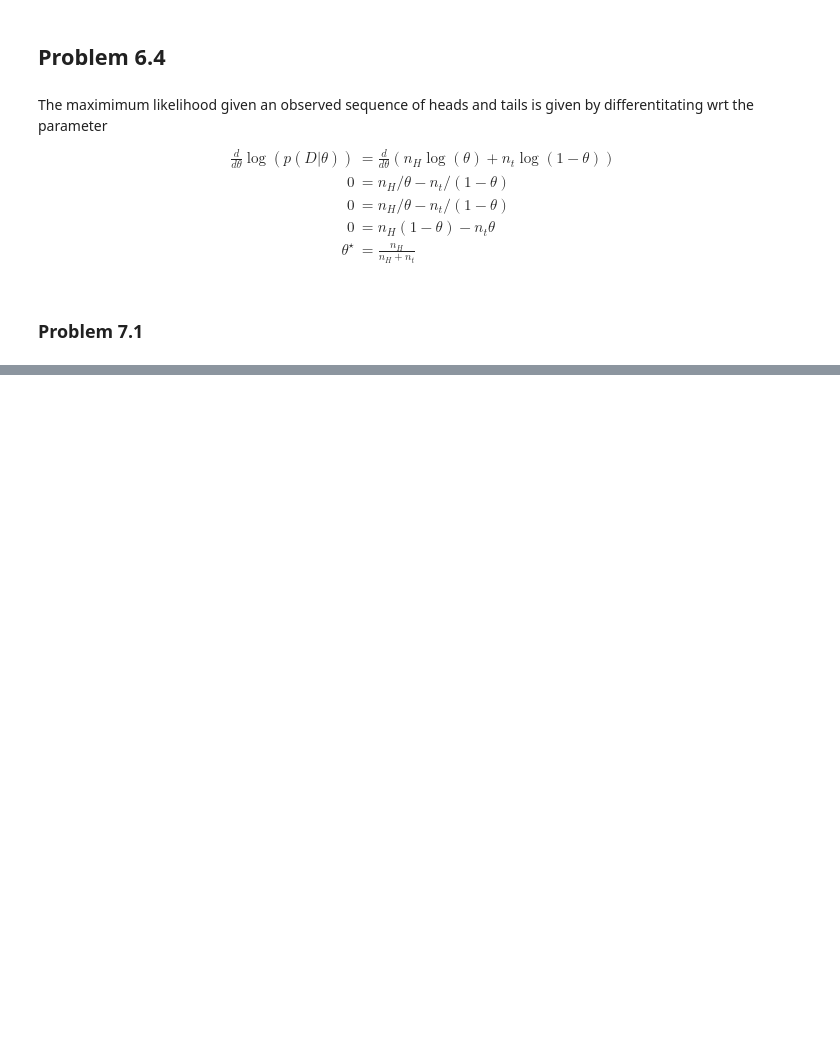
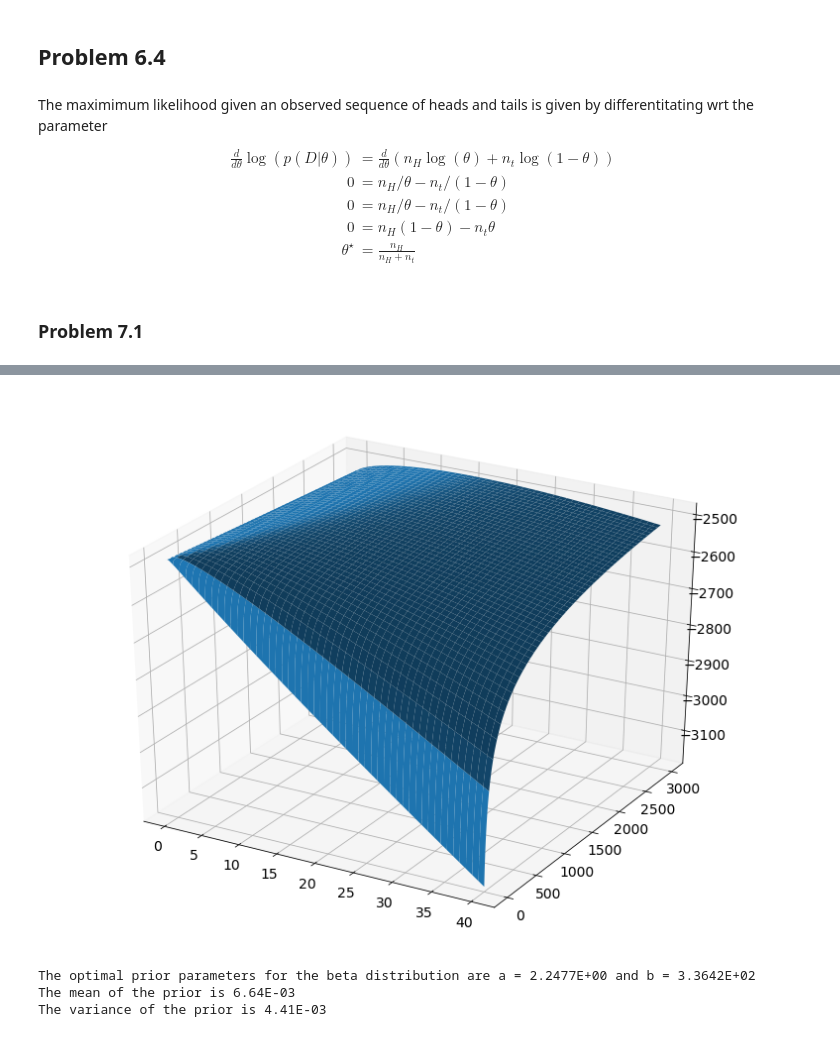
Before and after one commit to chaaland/bloomberg-ml-course, a Jupyter notebook: HW5/writeup/HW5.ipynb, the cells around one changed output, grey strips where cells are left out. Drawn from its saved outputs; the diff is of its cells as text; code cells hidden in the pictures; blank space fills up the shorter version.

```diff
--- a/HW5/writeup/HW5.ipynb
+++ b/HW5/writeup/HW5.ipynb
@@ -277,0 +413,18 @@ $$
+# %%
+fig = plt.figure();
+ax = fig.add_subplot(111, projection='3d');
+ax.plot_surface(A,B, Z);
+# %% [output]
+[figure, added]
+# %%
+def f_obj(w):
+    return -log_marginal_distribution(app_data, w)
+
+w = minimize(f_obj, np.ones((2,1))).x
+print(f'The optimal prior parameters for the beta distribution are a = {w[0]:0.4E} and b = {w[1]:0.4E}')
+print('The mean of the prior is {0:0.2E}'.format(w[0]/(w.sum())))
+print('The variance of the prior is {0:0.2E}'.format(np.sqrt(w.prod()/(w.sum()**2 * (w.sum() + 1)))))
+# %% [output]
+The optimal prior parameters for the beta distribution are a = 2.2477E+00 and b = 3.3642E+02
+The mean of the prior is 6.64E-03
+The variance of the prior is 4.41E-03
```
Also changed, not shown: parts of 23 cells of this notebook, 1 other file.
